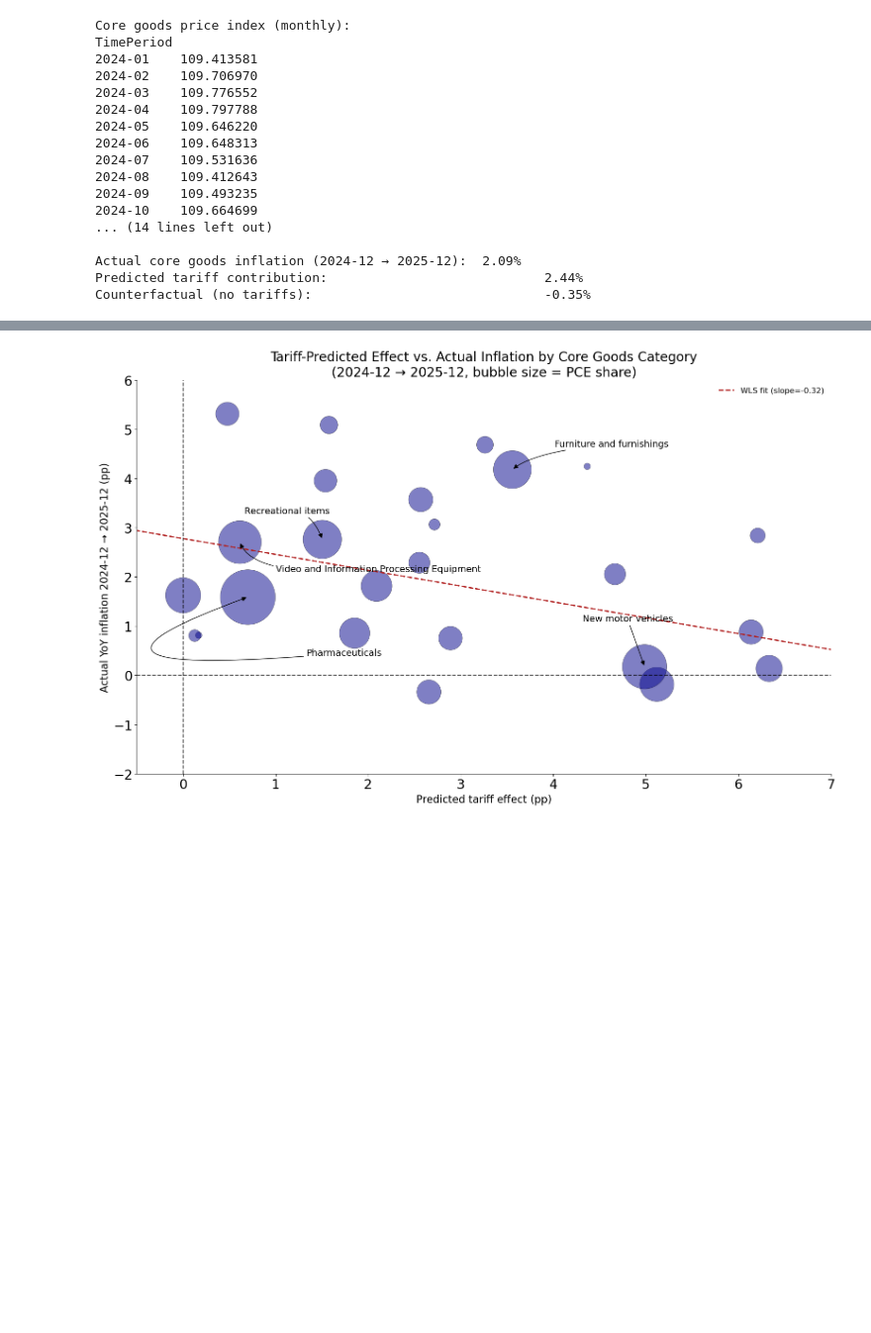
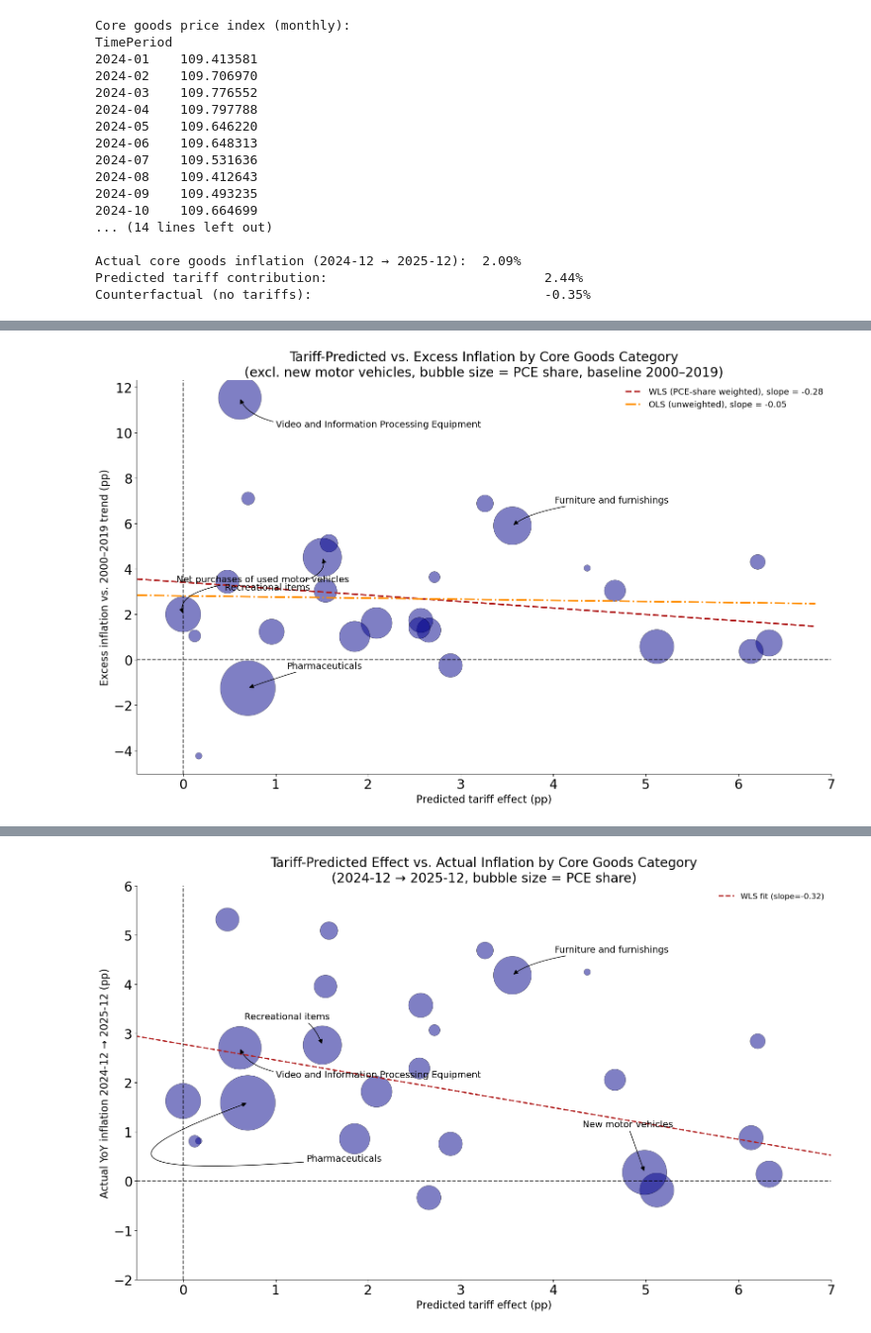
Before and after one commit to tradewartracker/tariffs-inflation, a Jupyter notebook: parse-bea-io.ipynb, the cells around one changed output, grey strips where cells are left out. Shown at 99% size. Drawn from its saved outputs; the diff is of its cells as text; code cells hidden in the pictures; blank space fills up the shorter version.

```diff
--- a/parse-bea-io.ipynb
+++ b/parse-bea-io.ipynb
@@ -540,3 +548,92 @@ Notes:
+# %%
+
+# ── Predicted tariff effect vs. excess inflation, excl. new motor vehicles ─────
+# Both WLS (PCE-share weighted) and OLS (unweighted) best-fit lines shown.
+
+_ex2 = plot_df[plot_df["PCE_category"] != "New motor vehicles"].copy()
+
+_xe2 = _ex2["predicted_effect"].values * 100
+_ye2 = _ex2["excess_inflation"].values * 100
+_we2 = _ex2["pce_share"].values
+
+# WLS
+_wls_ex2 = sm.WLS(_ye2, sm.add_constant(_xe2), weights=_we2).fit()
+_int_wls2, _sl_wls2 = _wls_ex2.params
+
+# OLS
+_ols_ex2 = sm.OLS(_ye2, sm.add_constant(_xe2)).fit()
+_int_ols2, _sl_ols2 = _ols_ex2.params
+
+_xf_ex2 = np.linspace(_xe2.min() - 0.5, _xe2.max() + 0.5, 100)
+
+fig, ax = plt.subplots(figsize=(16, 10))
+ax.scatter(
+    _ex2["predicted_effect"] * 100,
+    _ex2["excess_inflation"] * 100,
+    s=_ex2["pce_share"] * 50000,
+    alpha=0.5, color="darkblue", edgecolors="black", linewidths=0.5,
+)
+
+ax.plot(_xf_ex2, _sl_wls2 * _xf_ex2 + _int_wls2,
+        color="firebrick", linewidth=2.5, linestyle="--",
+        label=f"WLS (PCE-share weighted), slope = {_sl_wls2:.2f}")
+ax.plot(_xf_ex2, _sl_ols2 * _xf_ex2 + _int_ols2,
+        color="darkorange", linewidth=2.5, linestyle="-.",
+        label=f"OLS (unweighted), slope = {_sl_ols2:.2f}")
+
+ax.axhline(0, color="black", linewidth=1.5, linestyle="--", alpha=0.7)
+ax.axvline(0, color="black", linewidth=1.5, linestyle="--", alpha=0.7)
+ax.set_xlim(-0.5, 7.0)
+
+baseline_range = f"{config.EXCESS_BASELINE_START}–{config.EXCESS_BASELINE_END}"
+ax.set_title(
+    f"Tariff-Predicted vs. Excess Inflation by Core Goods Category\n"
+    f"(excl. new motor vehicles, bubble size = PCE share, baseline {baseline_range})",
+    fontsize=20,
+)
+ax.set_xlabel("Predicted tariff effect (pp)", fontsize=16)
+ax.set_ylabel(f"Excess inflation vs. {baseline_range} trend (pp)", fontsize=16)
+ax.legend(fontsize=13, frameon=False, loc="upper right")
+ax.tick_params(axis="x", labelsize=20)
+ax.tick_params(axis="y", labelsize=20)
+ax.spines["right"].set_visible(False)
+ax.spines["top"].set_visible(False)
+
+# ── Annotate top 5 by PCE share (excl. new motor vehicles) ───────────────────
+_top5_ex2 = _ex2.nlargest(5, "pce_share").reset_index(drop=True)
+annotate_fontsize = 14
+
+ax.annotate("Pharmaceuticals",
+    xy=(_top5_ex2.loc[0, "predicted_effect"] * 100, _top5_ex2.loc[0, "excess_inflation"] * 100),
+    xycoords="data", xytext=(60, 30), textcoords="offset points", horizontalalignment="left",
+    arrowprops={"arrowstyle": "-|>", "connectionstyle": "angle3,angleA=5,angleB=20", "color": "black"},
+    fontsize=annotate_fontsize)
+ax.annotate("Video and Information Processing Equipment",
+    xy=(_top5_ex2.loc[1, "predicted_effect"] * 100, _top5_ex2.loc[1, "excess_inflation"] * 100),
+    xycoords="data", xytext=(55, -45), textcoords="offset points", horizontalalignment="left",
+    arrowprops={"arrowstyle": "-|>", "connectionstyle": "angle3,angleA=5,angleB=110", "color": "black"},
+    fontsize=annotate_fontsize)
+ax.annotate(_top5_ex2.loc[2, "PCE_category"],
+    xy=(_top5_ex2.loc[2, "predicted_effect"] * 100, _top5_ex2.loc[2, "excess_inflation"] * 100),
+    xycoords="data", xytext=(-150, -50), textcoords="offset points", horizontalalignment="left",
+    arrowprops={"arrowstyle": "-|>", "connectionstyle": "angle3,angleA=5,angleB=110", "color": "black"},
+    fontsize=annotate_fontsize)
+ax.annotate(_top5_ex2.loc[3, "PCE_category"],
+    xy=(_top5_ex2.loc[3, "predicted_effect"] * 100, _top5_ex2.loc[3, "excess_inflation"] * 100),
+    xycoords="data", xytext=(65, 35), textcoords="offset points", horizontalalignment="left",
+    arrowprops={"arrowstyle": "-|>", "connectionstyle": "angle3,angleA=5,angleB=40", "color": "black"},
+    fontsize=annotate_fontsize)
+ax.annotate(_top5_ex2.loc[4, "PCE_category"],
+    xy=(_top5_ex2.loc[4, "predicted_effect"] * 100, _top5_ex2.loc[4, "excess_inflation"] * 100),
+    xycoords="data", xytext=(-10, 50), textcoords="offset points", horizontalalignment="left",
+    arrowprops={"arrowstyle": "-|>", "connectionstyle": "angle3,angleA=5,angleB=110", "color": "black"},
+    fontsize=annotate_fontsize)
+
+plt.tight_layout()
+plt.savefig("tariff_vs_excess_inflation_ex_mv.png", bbox_inches="tight", dpi=150)
+plt.show()
+# %% [output]
+[figure, added]
 # %%
 print(
     summary_df[['PCE_category', 'predicted_effect', 'excess_inflation', 'pce_share']].sort_values('pce_share', ascending=False)
```
Also changed, not shown: parts of 7 cells of this notebook, 2 other files.
